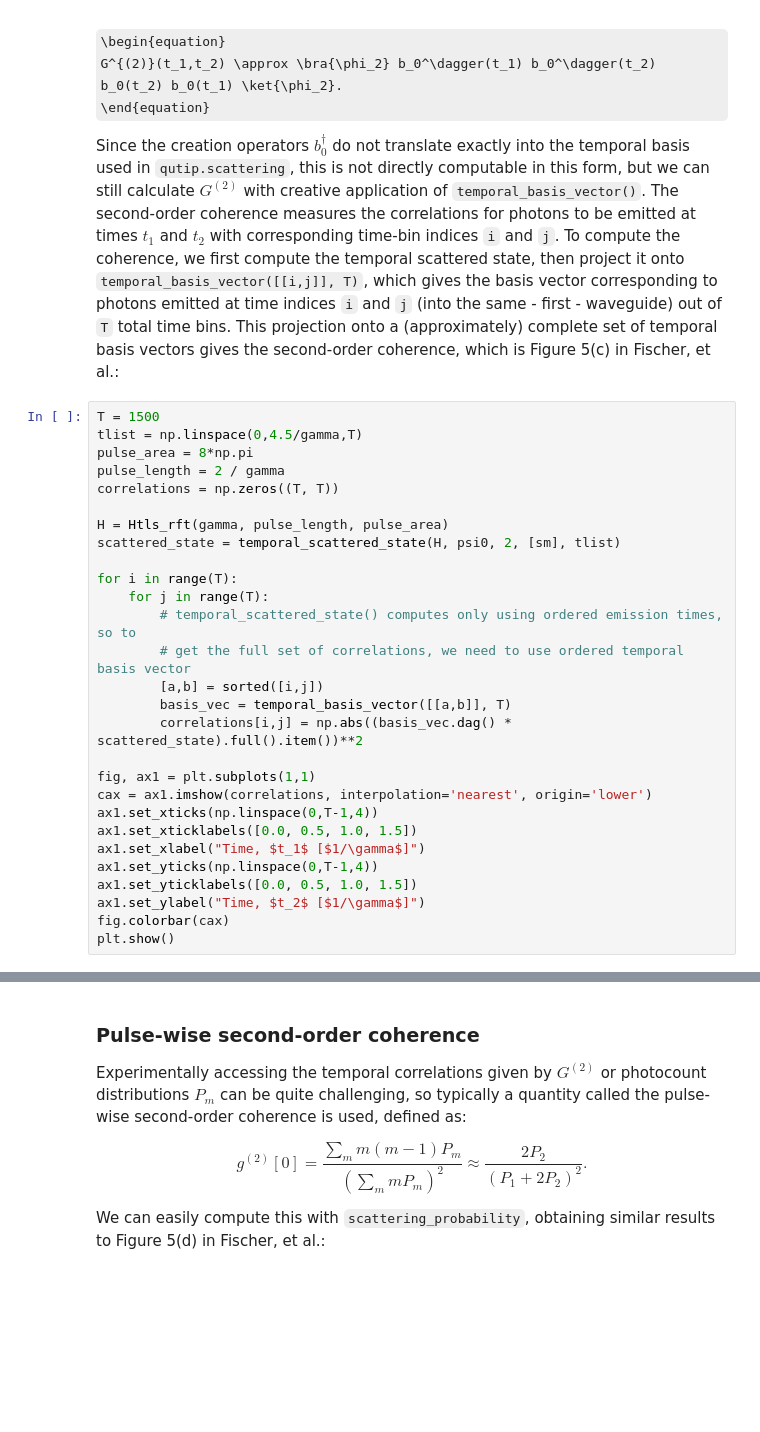
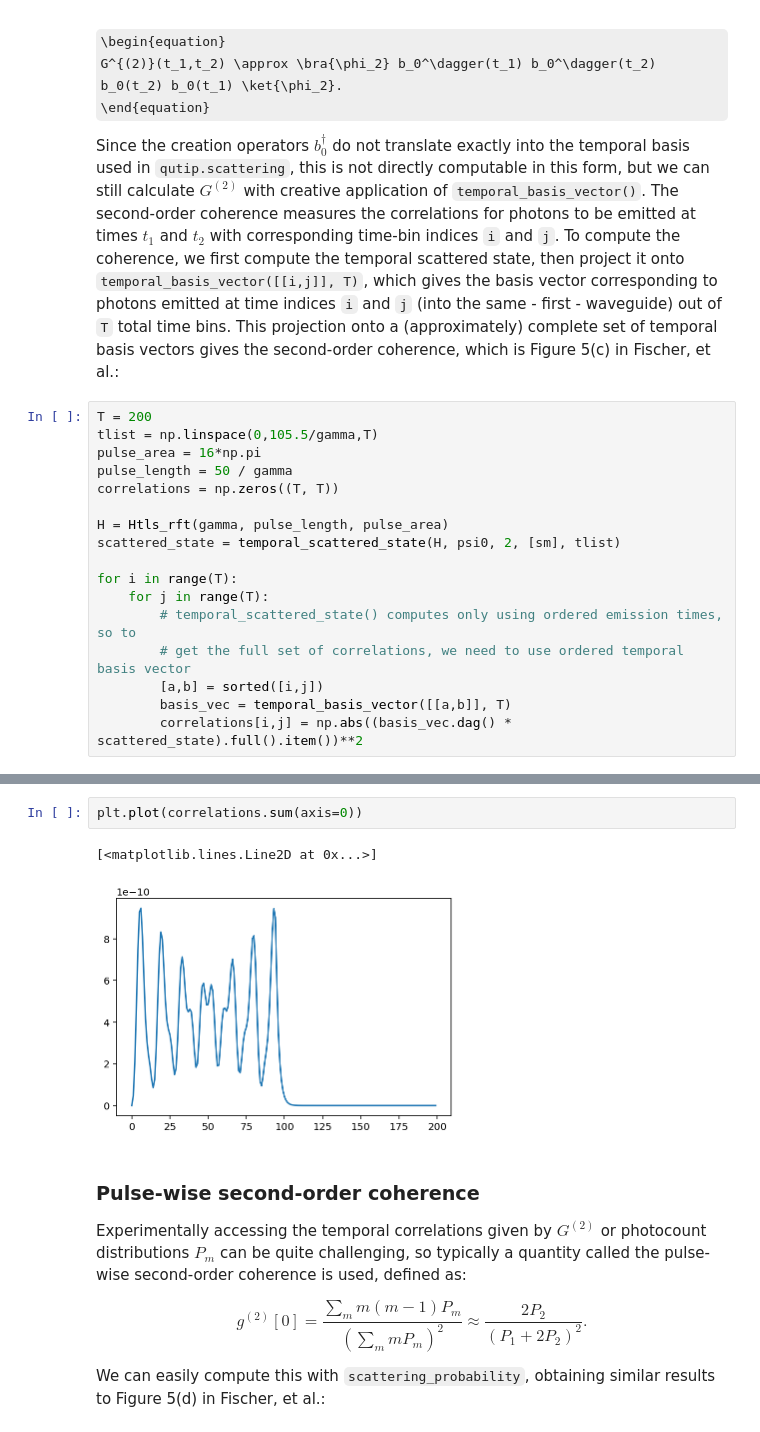
Before and after one commit to bbuusshh/two-photon, a Jupyter notebook: temporal-photon-scattering.ipynb, the cells around one changed output, grey strips where cells are left out. Saved outputs shown, nothing was run; the diff lists cells and outputs as text; some formulas as TeX source; blank space fills up the shorter version.

```diff
--- a/temporal-photon-scattering.ipynb
+++ b/temporal-photon-scattering.ipynb
@@ -244,10 +260,10 @@ G^{(2)}(t_1,t_2) \approx \bra{\phi_2} b_0^\dagger(t_1) b_0^\dagger(t_2) b_0(t_2)
 
 Since the creation operators $b_0^\dagger$ do not translate exactly into the temporal basis used in `qutip.scattering`, this is not directly computable in this form, but we can still calculate $G^{(2)}$ with creative application of `temporal_basis_vector()`. The second-order coherence measures the correlations for photons to be emitted at times $t_1$ and $t_2$ with corresponding time-bin indices `i` and `j`. To compute the coherence, we first compute the temporal scattered state, then project it onto `temporal_basis_vector([[i,j]], T)`, which gives the basis vector corresponding to photons emitted at time indices `i` and `j` (into the same - first - waveguide) out of `T` total time bins. This projection onto a (approximately) complete set of temporal basis vectors gives the second-order coherence, which is Figure 5(c) in Fischer, et al.:
 # %%
-T = 1500
-tlist = np.linspace(0,4.5/gamma,T)
-pulse_area = 8*np.pi
-pulse_length = 2 / gamma
+T = 200
+tlist = np.linspace(0,105.5/gamma,T)
+pulse_area = 16*np.pi
+pulse_length = 50 / gamma
 correlations = np.zeros((T, T))
 
 H = Htls_rft(gamma, pulse_length, pulse_area)
@@ -260,14 +276,3 @@ for i in range(T):
         [a,b] = sorted([i,j])
         basis_vec = temporal_basis_vector([[a,b]], T)
         correlations[i,j] = np.abs((basis_vec.dag() * scattered_state).full().item())**2
-
-fig, ax1 = plt.subplots(1,1)
-cax = ax1.imshow(correlations, interpolation='nearest', origin='lower')
-ax1.set_xticks(np.linspace(0,T-1,4))
-ax1.set_xticklabels([0.0, 0.5, 1.0, 1.5])
-ax1.set_xlabel("Time, $t_1$ [$1/\gamma$]")
-ax1.set_yticks(np.linspace(0,T-1,4))
-ax1.set_yticklabels([0.0, 0.5, 1.0, 1.5])
-ax1.set_ylabel("Time, $t_2$ [$1/\gamma$]")
-fig.colorbar(cax)
-plt.show()
@@ -274,3 +293,8 @@ plt.show()
+# %%
+plt.plot(correlations.sum(axis=0))
+# %% [output]
+[<matplotlib.lines.Line2D at 0x...>]
+[figure, added]
 # %% [markdown]
 ### Pulse-wise second-order coherence
 
```
Also changed, not shown: parts of 9 cells of this notebook, 2 other files.
